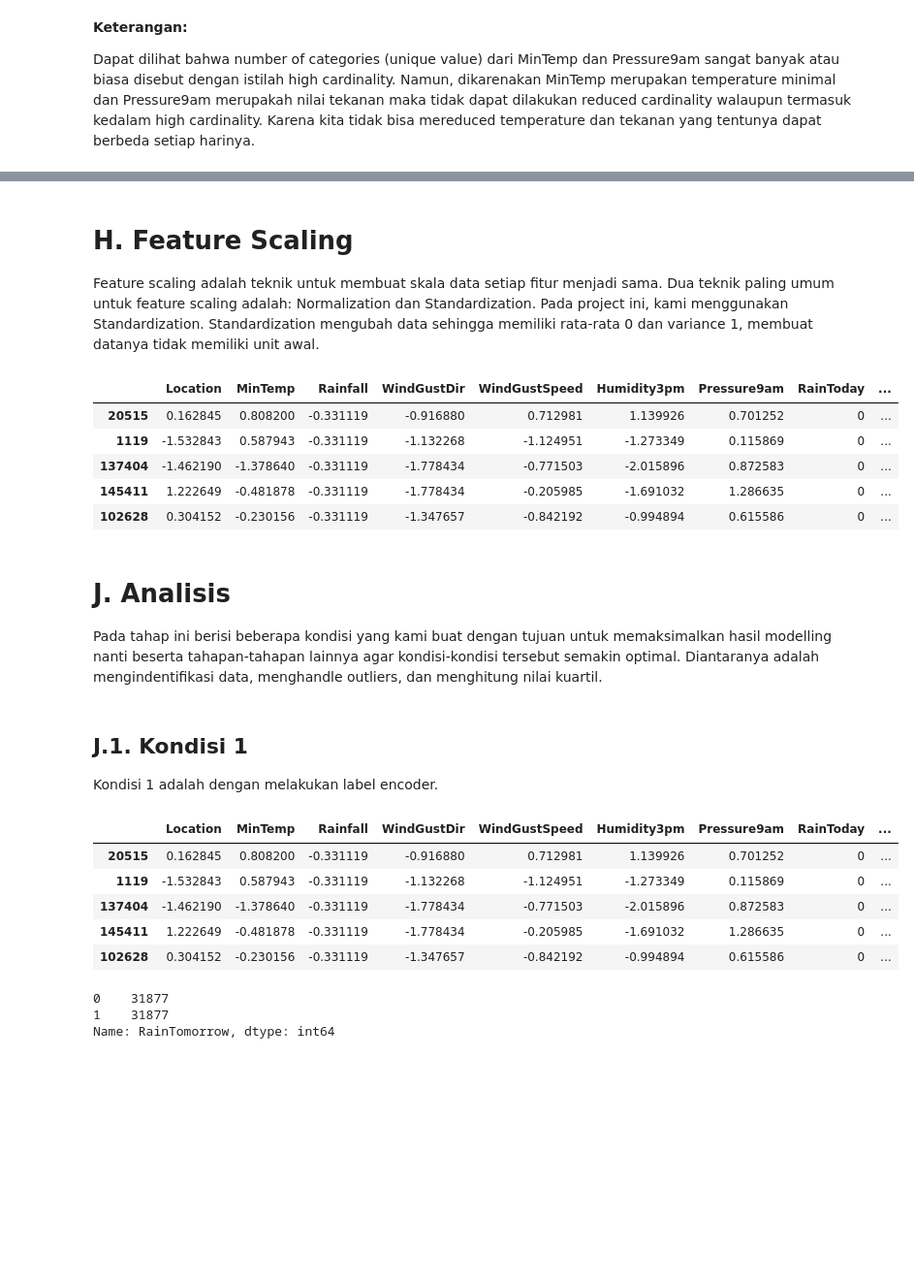
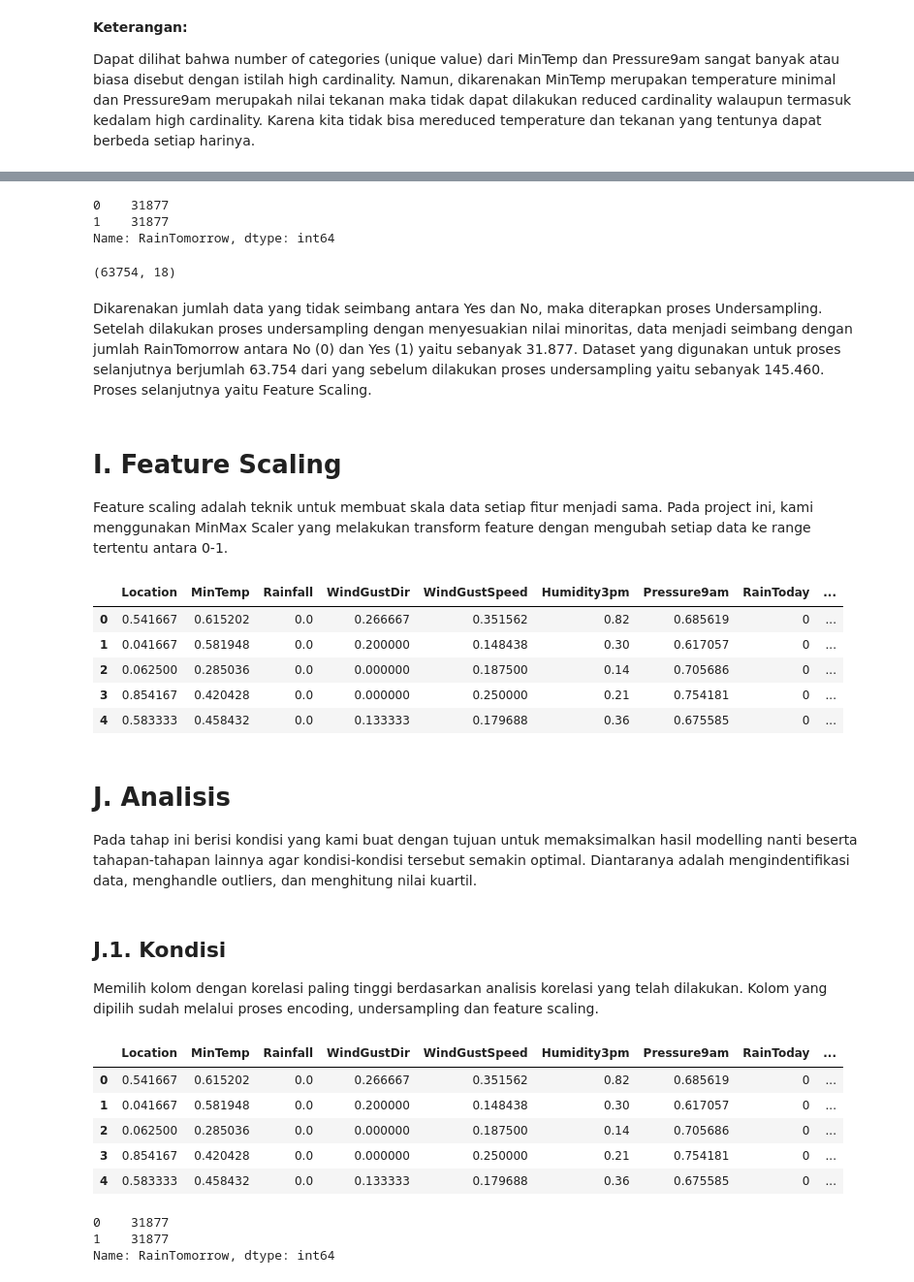
Before and after one commit to ria-fajriyah/Rain_in_Australia, a Jupyter notebook: PYTN_KampusMerdeka_fp2_Nurul Fajriyah Al Maulidiyah.ipynb, the cells around one changed output, grey strips where cells are left out. Shown at 97% size. Drawn from its saved outputs; the diff is of its cells as text; code cells hidden in the pictures; blank space fills up the shorter version.

Commit message:
modelling

```diff
--- a/PYTN_KampusMerdeka_fp2_Nurul Fajriyah Al Maulidiyah.ipynb
+++ b/PYTN_KampusMerdeka_fp2_Nurul Fajriyah Al Maulidiyah.ipynb
@@ -777,0 +782,3 @@ Bisa dilihat bahwa datanya sudah menyesuaikan nilai minoritas atau dalam hal ini
+# %%
+df_undersampling.reset_index(inplace=True, drop=True)
+df_undersampling.head()
@@ -778,39 +792,51 @@ Bisa dilihat bahwa datanya sudah menyesuaikan nilai minoritas atau dalam hal ini
+# %%
+df_undersampling['RainTomorrow'].value_counts()
+# %% [output]
+0    31877
+1    31877
+Name: RainTomorrow, dtype: int64
+# %%
+df_undersampling.shape
+# %% [output]
+(63754, 18)
+# %% [markdown]
+Dikarenakan jumlah data yang tidak seimbang antara Yes dan No, maka diterapkan proses Undersampling. Setelah dilakukan proses undersampling dengan menyesuakian nilai minoritas, data menjadi seimbang dengan jumlah RainTomorrow antara No (0) dan Yes (1) yaitu sebanyak 31.877. Dataset yang digunakan untuk proses selanjutnya berjumlah 63.754 dari yang sebelum dilakukan proses undersampling yaitu sebanyak 145.460. Proses selanjutnya yaitu Feature Scaling.
 # %% [markdown]
-# H. Feature Scaling
-Feature scaling adalah teknik untuk membuat skala data setiap fitur menjadi sama. Dua teknik paling umum untuk feature scaling adalah: Normalization dan Standardization. Pada project ini, kami menggunakan Standardization. Standardization mengubah data sehingga memiliki rata-rata 0 dan variance 1, membuat datanya tidak memiliki unit awal.
+# I. Feature Scaling
+Feature scaling adalah teknik untuk membuat skala data setiap fitur menjadi sama. Pada project ini, kami menggunakan MinMax Scaler yang melakukan transform feature dengan mengubah setiap data ke range tertentu antara 0-1.
 # %%
-#Membuat objek StandardScaler utuk melakukan scaling pada setiap kolom numerik
-scaler = preprocessing.StandardScaler()
+# Membuat objek MinMaxScaler utuk melakukan scaling pada setiap kolom numerik
+scaler = MinMaxScaler()
 
-#Copy data frame df_new dan simpan pada scale_df
+# Copy data frame df_new dan simpan pada df_model
 df_new = df_undersampling.copy()
 df_model = df_new.loc[:,['Location','MinTemp','Rainfall','WindGustDir','WindGustSpeed','Humidity3pm','Pressure9am','RainToday','RainTomorrow']]
 
-#Setiap kolom diubah nilainya dengan method fit_trasnform() dan hasilnya disimpan pada numeric_df
+# Setiap kolom diubah nilainya dengan method fit_trasnform() dan hasilnya disimpan pada numeric_df
 df_model[['Location','MinTemp','Rainfall','WindGustDir','WindGustSpeed','Humidity3pm','Pressure9am']] = scaler.fit_transform(df_model[['Location','MinTemp','Rainfall','WindGustDir','WindGustSpeed','Humidity3pm','Pressure9am']])
 # %%
 df_model.head()
 # %% [output]
 |  | Location | MinTemp | Rainfall | WindGustDir | WindGustSpeed | Humidity3pm | Pressure9am | RainToday | ... |
-| 20515 | 0.162845 | 0.808200 | -0.331119 | -0.916880 | 0.712981 | 1.139926 | 0.701252 | 0 | ... |
-| 1119 | -1.532843 | 0.587943 | -0.331119 | -1.132268 | -1.124951 | -1.273349 | 0.115869 | 0 | ... |
-| 137404 | -1.462190 | -1.378640 | -0.331119 | -1.778434 | -0.771503 | -2.015896 | 0.872583 | 0 | ... |
-| 145411 | 1.222649 | -0.481878 | -0.331119 | -1.778434 | -0.205985 | -1.691032 | 1.286635 | 0 | ... |
-| 102628 | 0.304152 | -0.230156 | -0.331119 | -1.347657 | -0.842192 | -0.994894 | 0.615586 | 0 | ... |
+| 0 | 0.541667 | 0.615202 | 0.0 | 0.266667 | 0.351562 | 0.82 | 0.685619 | 0 | ... |
+| 1 | 0.041667 | 0.581948 | 0.0 | 0.200000 | 0.148438 | 0.30 | 0.617057 | 0 | ... |
+| 2 | 0.062500 | 0.285036 | 0.0 | 0.000000 | 0.187500 | 0.14 | 0.705686 | 0 | ... |
+| 3 | 0.854167 | 0.420428 | 0.0 | 0.000000 | 0.250000 | 0.21 | 0.754181 | 0 | ... |
+| 4 | 0.583333 | 0.458432 | 0.0 | 0.133333 | 0.179688 | 0.36 | 0.675585 | 0 | ... |
 # %% [markdown]
 # J. Analisis
-Pada tahap ini berisi beberapa kondisi yang kami buat dengan tujuan untuk memaksimalkan hasil modelling nanti beserta tahapan-tahapan lainnya agar kondisi-kondisi tersebut semakin optimal. Diantaranya adalah mengindentifikasi data, menghandle outliers, dan menghitung nilai kuartil.
+Pada tahap ini berisi kondisi yang kami buat dengan tujuan untuk memaksimalkan hasil modelling nanti beserta tahapan-tahapan lainnya agar kondisi-kondisi tersebut semakin optimal. Diantaranya adalah mengindentifikasi data, menghandle outliers, dan menghitung nilai kuartil.
 # %% [markdown]
-## J.1. Kondisi 1
-Kondisi 1 adalah dengan melakukan label encoder.
+## J.1. Kondisi
+Memilih kolom dengan korelasi paling tinggi berdasarkan analisis korelasi yang telah dilakukan. Kolom yang dipilih sudah melalui proses encoding, undersampling dan feature scaling.
 # %%
-df_kondisi1 = df_model.loc[:,['Location','MinTemp','Rainfall','WindGustDir','WindGustSpeed','Humidity3pm','Pressure9am','RainToday','RainTomorrow']]
-df_kondisi1.head()
+df_kondisi = df_model.loc[:,['Location','MinTemp','Rainfall','WindGustDir','WindGustSpeed','Humidity3pm','Pressure9am','RainToday','RainTomorrow']]
+df_kondisi.head()
 # %% [output]
 |  | Location | MinTemp | Rainfall | WindGustDir | WindGustSpeed | Humidity3pm | Pressure9am | RainToday | ... |
-| 20515 | 0.162845 | 0.808200 | -0.331119 | -0.916880 | 0.712981 | 1.139926 | 0.701252 | 0 | ... |
-| 1119 | -1.532843 | 0.587943 | -0.331119 | -1.132268 | -1.124951 | -1.273349 | 0.115869 | 0 | ... |
-| 137404 | -1.462190 | -1.378640 | -0.331119 | -1.778434 | -0.771503 | -2.015896 | 0.872583 | 0 | ... |
-| 145411 | 1.222649 | -0.481878 | -0.331119 | -1.778434 | -0.205985 | -1.691032 | 1.286635 | 0 | ... |
-| 102628 | 0.304152 | -0.230156 | -0.331119 | -1.347657 | -0.842192 | -0.994894 | 0.615586 | 0 | ... |
+| 0 | 0.541667 | 0.615202 | 0.0 | 0.266667 | 0.351562 | 0.82 | 0.685619 | 0 | ... |
+| 1 | 0.041667 | 0.581948 | 0.0 | 0.200000 | 0.148438 | 0.30 | 0.617057 | 0 | ... |
+| 2 | 0.062500 | 0.285036 | 0.0 | 0.000000 | 0.187500 | 0.14 | 0.705686 | 0 | ... |
+| 3 | 0.854167 | 0.420428 | 0.0 | 0.000000 | 0.250000 | 0.21 | 0.754181 | 0 | ... |
+| 4 | 0.583333 | 0.458432 | 0.0 | 0.133333 | 0.179688 | 0.36 | 0.675585 | 0 | ... |
 # %%
```
Also changed, not shown: parts of 93 cells of this notebook.
